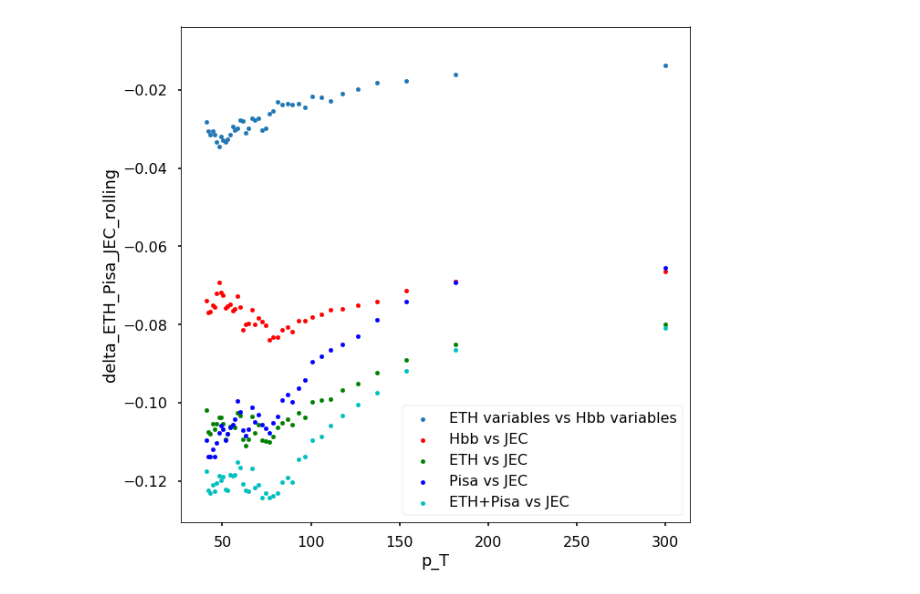
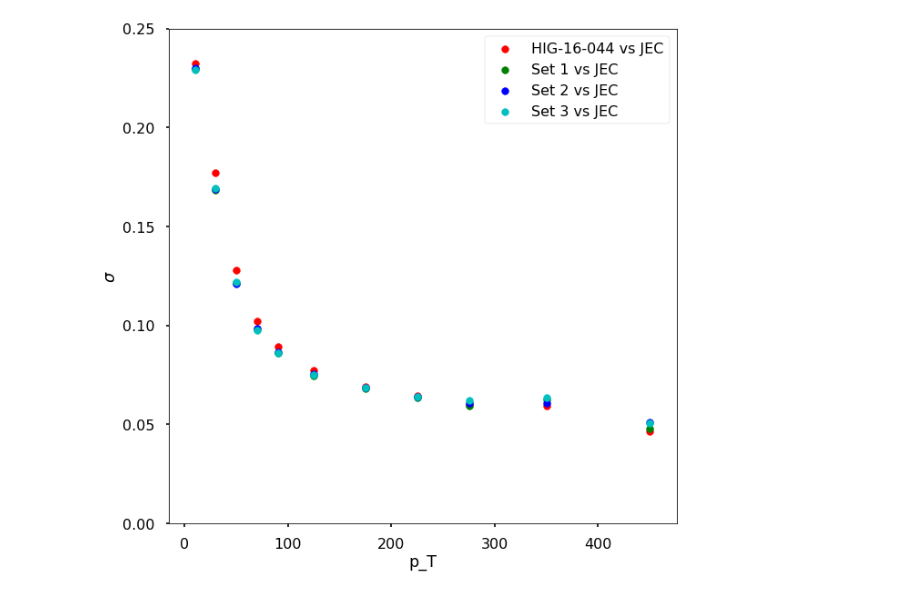
Before and after one commit to michelif/HHbbgg_ETH, a Jupyter notebook: bregression/notebooks/QuantifyImprovement.ipynb, the cells around one changed output. Cells and saved outputs as stored; diff of their text form; code cells hidden in the pictures.

Commit message:
set up for 100 M events and plotting resolution in pT bins

```diff
--- a/bregression/notebooks/QuantifyImprovement.ipynb
+++ b/bregression/notebooks/QuantifyImprovement.ipynb
@@ -3,7 +3,8 @@ import pandas as pd
 import numpy as np
 import matplotlib.pyplot as plt
 # %%
-path='/scratch/snx3000/nchernya/bregression/plots/quantiles/2018-03-02/2018-03-01_job23_rawJetsJECtarget/ZHbbll/'
+sample='ttbar'
+path='/scratch/snx3000/nchernya/bregression/plots/quantiles/2018-03-12/2018-03-01_job23_rawJetsJECtarget/%s/'%sample
 # %%
 whats=['p_T','eta','rho']
 which = 0
@@ -41,0 +11,4 @@ df.round(4)
+# %%
+where=''
+files = 'data_IQR_compare_%s_%s%s.csv'%(whats[which],sample,where)
+df = pd.read_csv(path+files)
@@ -42,10 +79,14 @@ df.round(4)
 # %%
-ax = df.plot.scatter(x='%s'%whats[which],y='delta_ETH_Hbb_rolling',label='ETH variables vs Hbb variables')
-df.plot.scatter(x='%s'%whats[which],y='delta_Hbb_JEC_rolling',color='r',ax=ax,label='Hbb vs JEC')
-df.plot.scatter(x='%s'%whats[which],y='delta_ETH_JEC_rolling',color='g',ax=ax,label='ETH vs JEC')
-df.plot.scatter(x='%s'%whats[which],y='delta_Pisa_JEC_rolling',color='b',ax=ax,label='Pisa vs JEC')
-df.plot.scatter(x='%s'%whats[which],y='delta_ETH_Pisa_JEC_rolling',color='c',ax=ax,label='ETH+Pisa vs JEC')
-
+ax = df.plot.scatter(x='%s'%whats[which],y='sigma_Hbb',color='r',s=61,label='HIG-16-044 vs JEC')
+df.plot.scatter(x='%s'%whats[which],y='sigma_ETH',color='g',s=61,ax=ax,label='Set 1 vs JEC')
+df.plot.scatter(x='%s'%whats[which],y='sigma_Pisa',color='b',s=61,ax=ax,label='Set 2 vs JEC')
+df.plot.scatter(x='%s'%whats[which],y='sigma_ETH_Pisa',color='c',s=61,ax=ax,label='Set 3 vs JEC')
+ax.set_ylabel('$\sigma$ ')
+axes = plt.gca()
+axes.set_ylim(0.,0.25)
+savename='sigma_%s_%s%s'%(whats[which],sample,where)
+plt.savefig(path+savename+'.pdf')
+plt.savefig(path+savename+'.png')
 plt.show()
 # %% [output]
-[figure, old version]
+[figure, new version]
```
Also changed, not shown: parts of 22 cells of this notebook, 4 other files.
